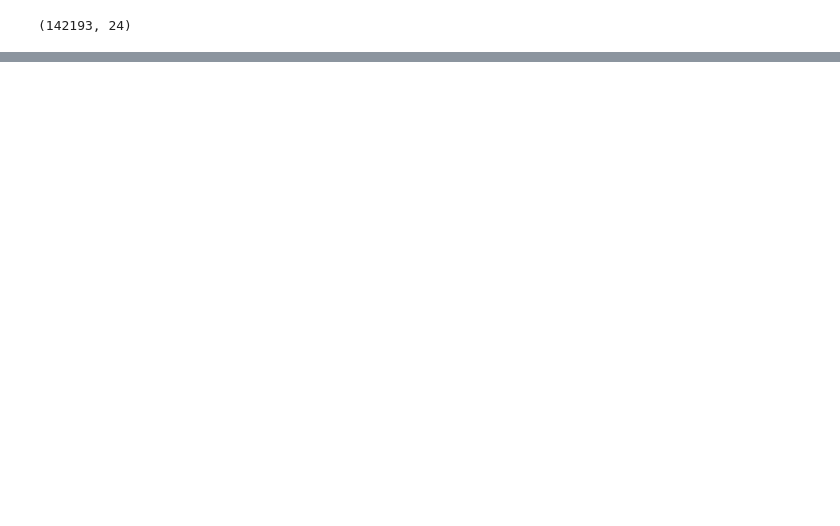
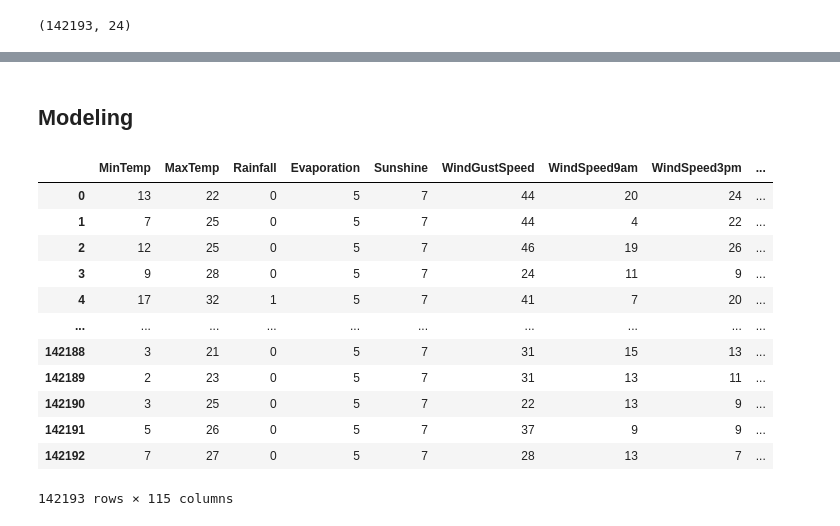
Before and after one commit to omarcos0708/Predicao-Chuvas-com-Deep-Learning, a Jupyter notebook: Rain_detector.ipynb, the cells around one changed output, grey strips where cells are left out. Saved outputs shown, nothing was run; the diff lists cells and outputs as text; code cells hidden in the pictures; blank space fills up the shorter version.

```diff
--- a/Rain_detector.ipynb
+++ b/Rain_detector.ipynb
@@ -203,3 +217,5 @@ visualize_data(df)
+# %% [markdown]
+## Modeling
 # %%
 # Dividir os dados em conjuntos de treinamento e validação
 x_train, x_val, y_train, y_val = split_data(df)
@@ -215,0 +222,16 @@ def build_model(input_shape):
+# %%
+df
+# %% [output]
+|  | MinTemp | MaxTemp | Rainfall | Evaporation | Sunshine | WindGustSpeed | WindSpeed9am | WindSpeed3pm | ... |
+| 0 | 13 | 22 | 0 | 5 | 7 | 44 | 20 | 24 | ... |
+| 1 | 7 | 25 | 0 | 5 | 7 | 44 | 4 | 22 | ... |
+| 2 | 12 | 25 | 0 | 5 | 7 | 46 | 19 | 26 | ... |
+| 3 | 9 | 28 | 0 | 5 | 7 | 24 | 11 | 9 | ... |
+| 4 | 17 | 32 | 1 | 5 | 7 | 41 | 7 | 20 | ... |
+| ... | ... | ... | ... | ... | ... | ... | ... | ... | ... |
+| 142188 | 3 | 21 | 0 | 5 | 7 | 31 | 15 | 13 | ... |
+| 142189 | 2 | 23 | 0 | 5 | 7 | 31 | 13 | 11 | ... |
+| 142190 | 3 | 25 | 0 | 5 | 7 | 22 | 13 | 9 | ... |
+| 142191 | 5 | 26 | 0 | 5 | 7 | 37 | 9 | 9 | ... |
+| 142192 | 7 | 27 | 0 | 5 | 7 | 28 | 13 | 7 | ... |
+142193 rows × 115 columns
```
Also changed, not shown: parts of 23 cells of this notebook, 2 other files.
